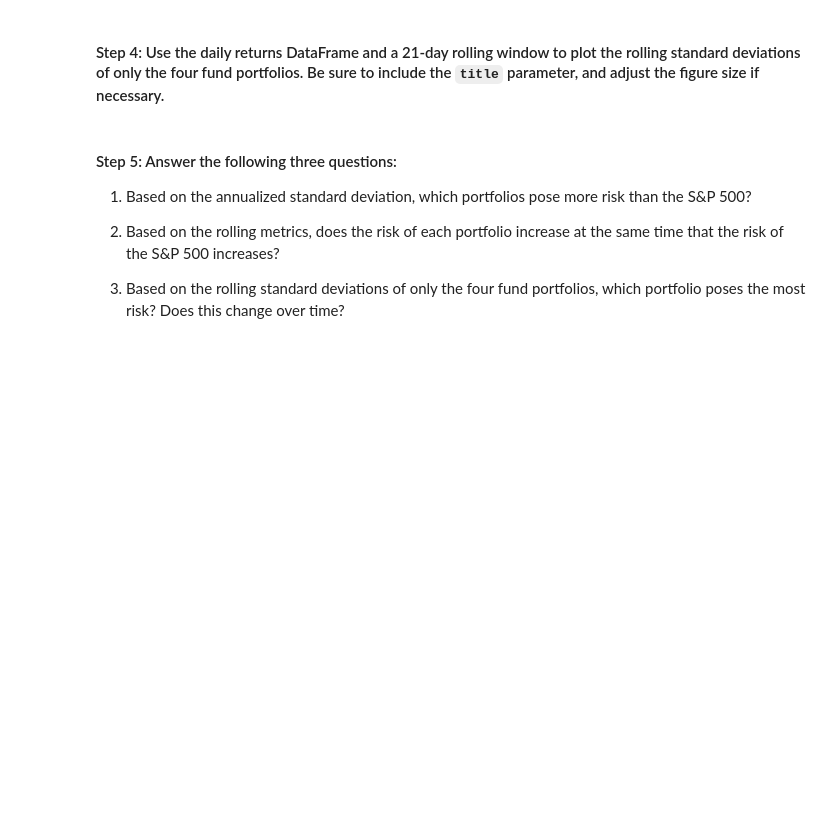
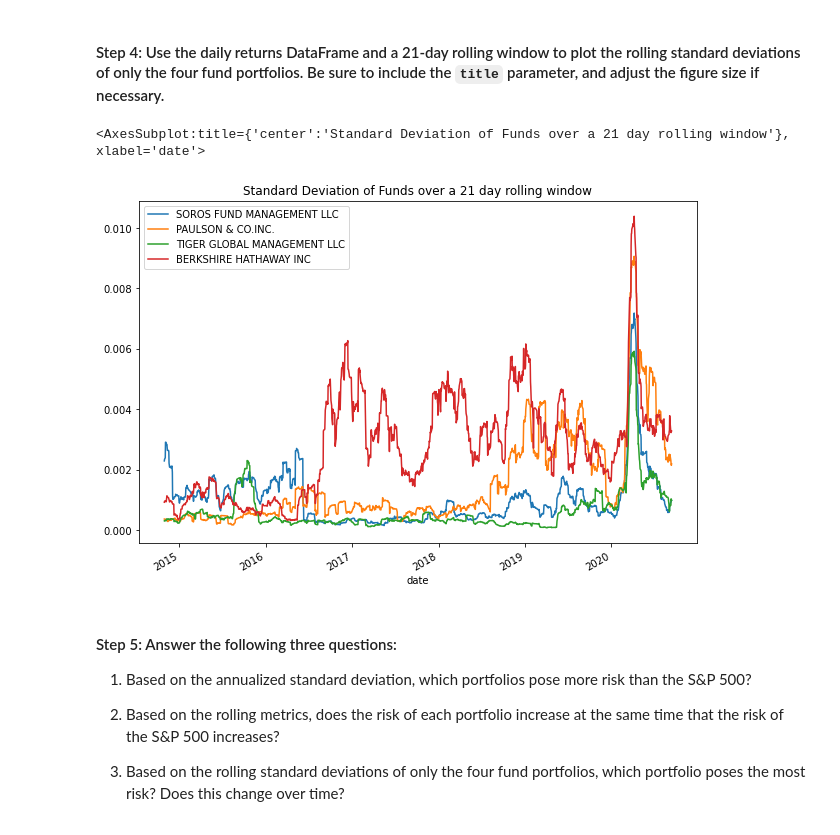
Before and after one commit to Sam-Weiner/Fintech-Challenge-4, a Jupyter notebook: risk_return_analysis.ipynb, the cells around one changed output. Saved outputs shown, nothing was run; the diff lists cells and outputs as text; code cells hidden in the pictures; blank space fills up the shorter version.

```diff
--- a/risk_return_analysis.ipynb
+++ b/risk_return_analysis.ipynb
@@ -266,7 +269,12 @@ dtype: float64
 # %%
 # Using the daily return data and a 21-day rolling window, plot the rolling standard deviation of just the 4 portfolios.
 # Include a title parameter and adjust the figure size
-# YOUR CODE HERE
+fund_returns = whale_returns.drop(columns="S&P 500")
+fund_returns.rolling(window=21).std().plot(title="Standard Deviation of Funds over a 21 day rolling window",
+                                          figsize=(10,7))
+# %% [output]
+<AxesSubplot:title={'center':'Standard Deviation of Funds over a 21 day rolling window'}, xlabel='date'>
+[figure, added]
 # %% [markdown]
 #### Step 5: Answer the following three questions:
 
```
Also changed, not shown: parts of 4 cells of this notebook.
